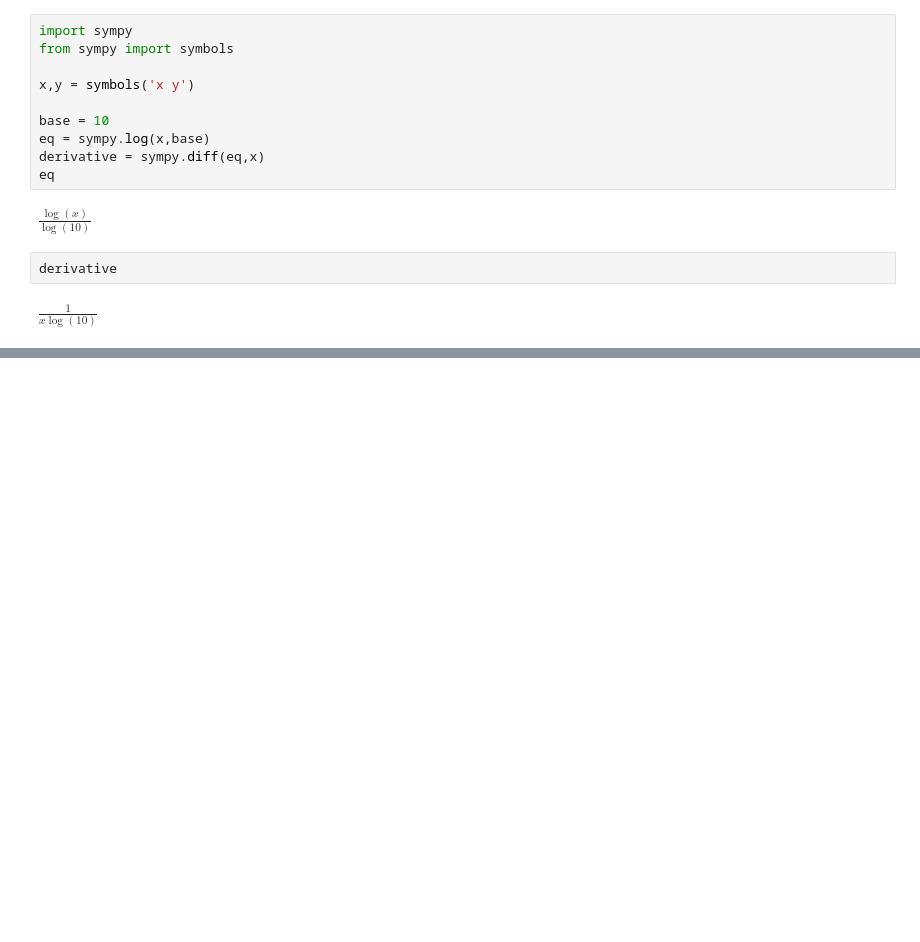
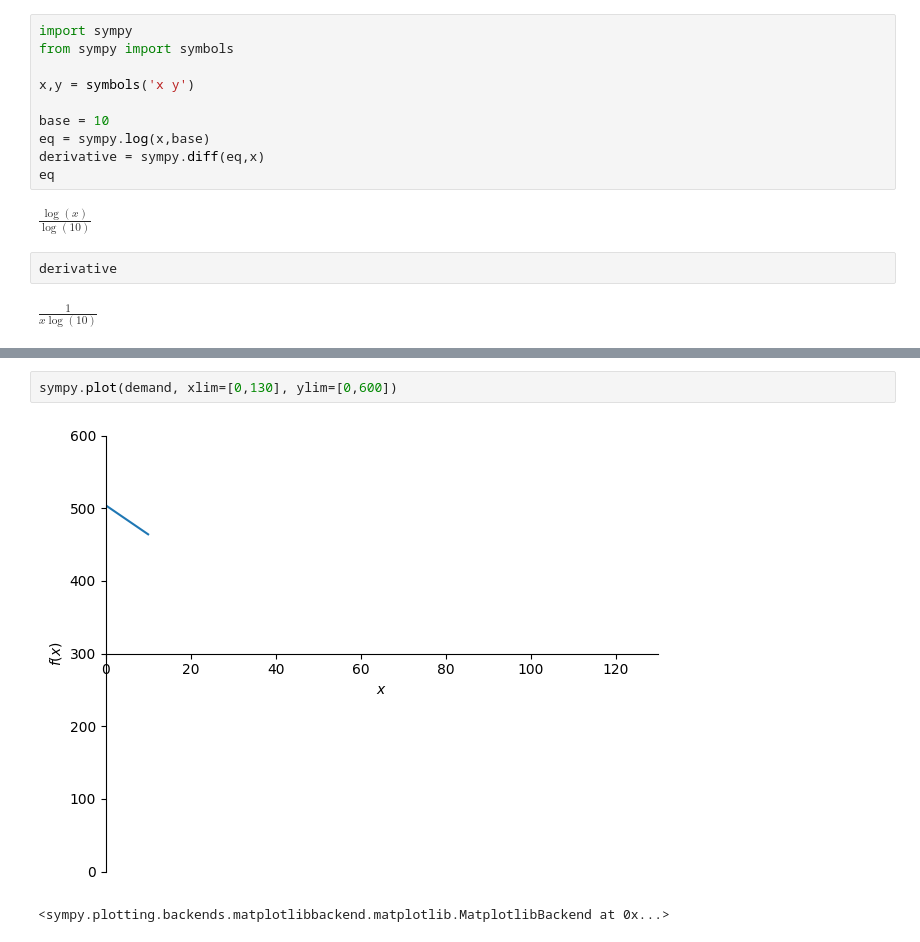
Before and after one commit to TabotCharlesBessong/PythonCourse, a Jupyter notebook: calculus/derivatives.ipynb, the cells around one changed output, grey strips where cells are left out. Drawn from its saved outputs; the diff is of its cells as text; blank space fills up the shorter version.

```diff
--- a/calculus/derivatives.ipynb
+++ b/calculus/derivatives.ipynb
@@ -172,0 +505,5 @@ $\displaystyle \frac{1}{x \log{\left(10 \right)}}$
+# %%
+sympy.plot(demand, xlim=[0,130], ylim=[0,600])
+# %% [output]
+[figure, added]
+<sympy.plotting.backends.matplotlibbackend.matplotlib.MatplotlibBackend at 0x...>
```
Also changed, not shown: parts of 43 cells of this notebook.
